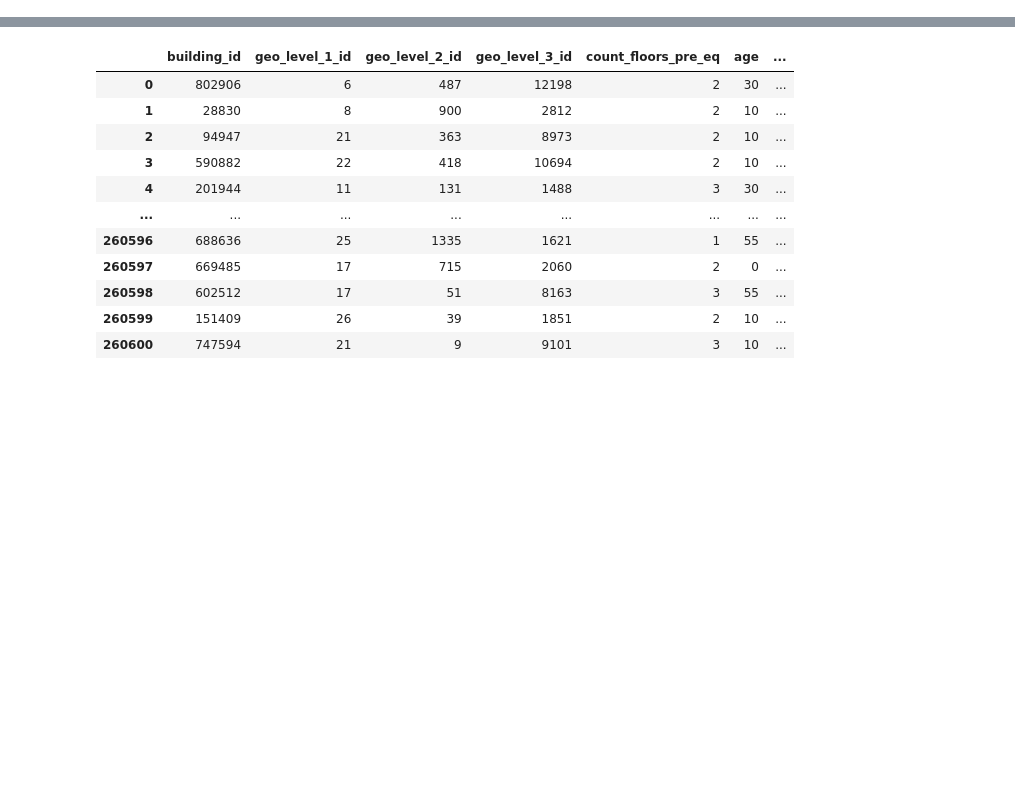
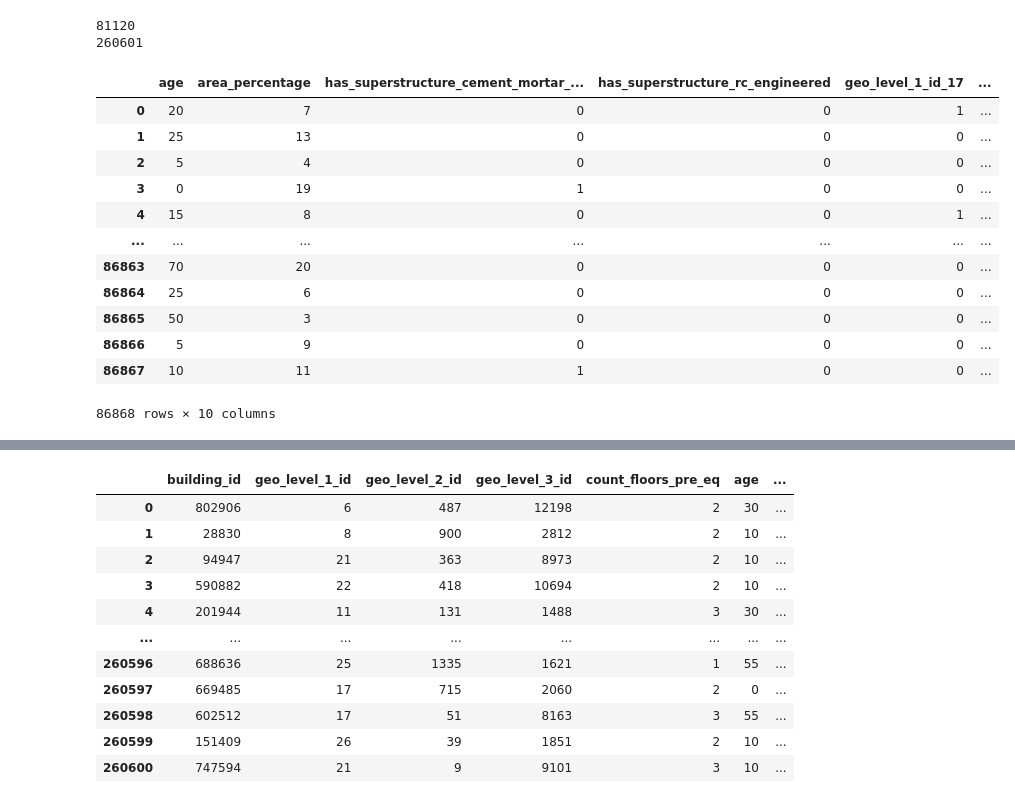
Before and after one commit to IgnacioVellido/DS-Assignments, a Jupyter notebook: MD-PC/Proyecto/preprocess.ipynb, the cells around one changed output, grey strips where cells are left out. Saved outputs shown, nothing was run; the diff lists cells and outputs as text; code cells hidden in the pictures; blank space fills up the shorter version.

```diff
--- a/MD-PC/Proyecto/preprocess.ipynb
+++ b/MD-PC/Proyecto/preprocess.ipynb
@@ -126,0 +185,3 @@ preprocessed_train[["has_superstructure_adobe_mud", "has_superstructure_stone_fl
+# %%
+columns = preprocessed_train.columns[selector.get_support()]
+columns
@@ -126,0 +231,6 @@ preprocessed_train[["has_superstructure_adobe_mud", "has_superstructure_stone_fl
+# %%
+print(len(X))
+print(len(X_new))
+# %% [output]
+81120
+260601
@@ -126,0 +241,19 @@ preprocessed_train[["has_superstructure_adobe_mud", "has_superstructure_stone_fl
+# %%
+# Select same feautures as with train
+preprocessed_test = selector.transform(preprocessed_test)
+preprocessed_test = pd.DataFrame(preprocessed_test, columns=columns)
+preprocessed_test
+# %% [output]
+|  | age | area_percentage | has_superstructure_cement_mortar_... | has_superstructure_rc_engineered | geo_level_1_id_17 | ... |
+| 0 | 20 | 7 | 0 | 0 | 1 | ... |
+| 1 | 25 | 13 | 0 | 0 | 0 | ... |
+| 2 | 5 | 4 | 0 | 0 | 0 | ... |
+| 3 | 0 | 19 | 1 | 0 | 0 | ... |
+| 4 | 15 | 8 | 0 | 0 | 1 | ... |
+| ... | ... | ... | ... | ... | ... | ... |
+| 86863 | 70 | 20 | 0 | 0 | 0 | ... |
+| 86864 | 25 | 6 | 0 | 0 | 0 | ... |
+| 86865 | 50 | 3 | 0 | 0 | 0 | ... |
+| 86866 | 5 | 9 | 0 | 0 | 0 | ... |
+| 86867 | 10 | 11 | 1 | 0 | 0 | ... |
+86868 rows × 10 columns
```
Also changed, not shown: parts of 32 cells of this notebook, 7 other files.
